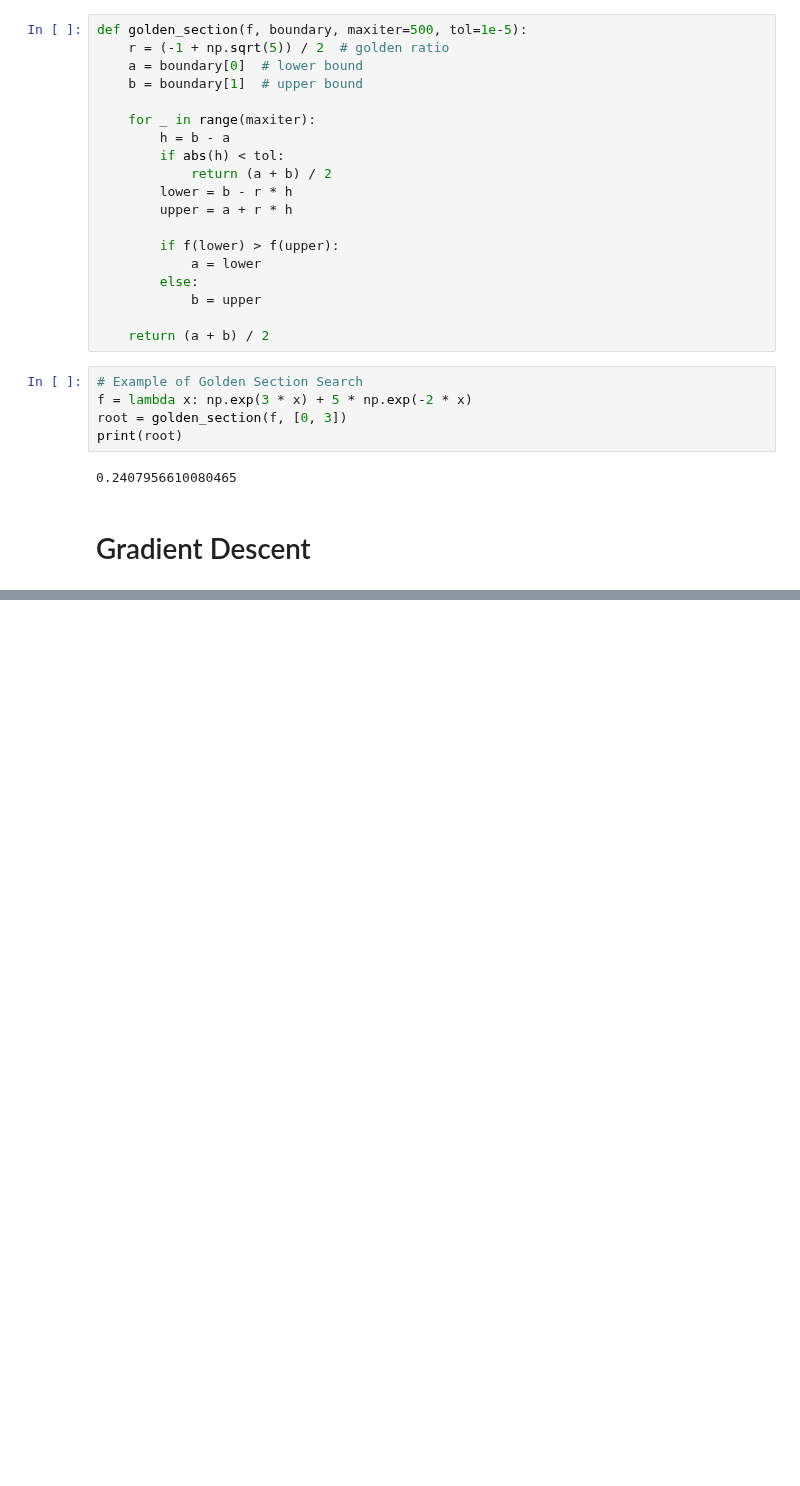
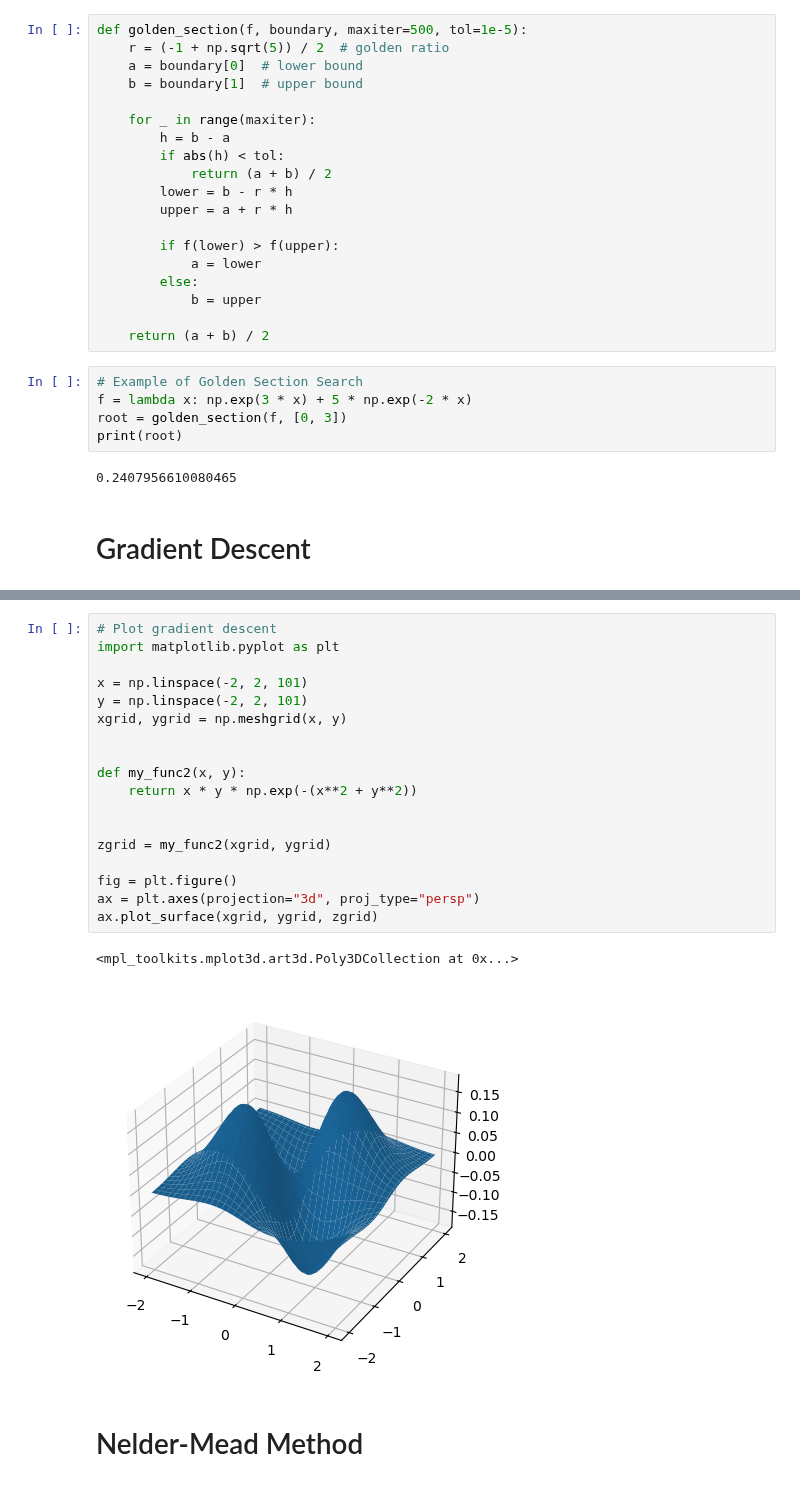
Before and after one commit to HyuntaeKR/numanal2023, a Jupyter notebook: optimization.ipynb, the cells around one changed output, grey strips where cells are left out. Cells and saved outputs as stored; diff of their text form; blank space fills up the shorter version.

```diff
--- a/optimization.ipynb
+++ b/optimization.ipynb
@@ -34,0 +76,23 @@ print(root)
+# %%
+# Plot gradient descent
+import matplotlib.pyplot as plt
+
+x = np.linspace(-2, 2, 101)
+y = np.linspace(-2, 2, 101)
+xgrid, ygrid = np.meshgrid(x, y)
+
+
+def my_func2(x, y):
+    return x * y * np.exp(-(x**2 + y**2))
+
+
+zgrid = my_func2(xgrid, ygrid)
+
+fig = plt.figure()
+ax = plt.axes(projection="3d", proj_type="persp")
+ax.plot_surface(xgrid, ygrid, zgrid)
+# %% [output]
+<mpl_toolkits.mplot3d.art3d.Poly3DCollection at 0x...>
+[figure, added]
+# %% [markdown]
+# Nelder-Mead Method
```
Also changed, not shown: parts of 3 cells of this notebook, 1 other file.
